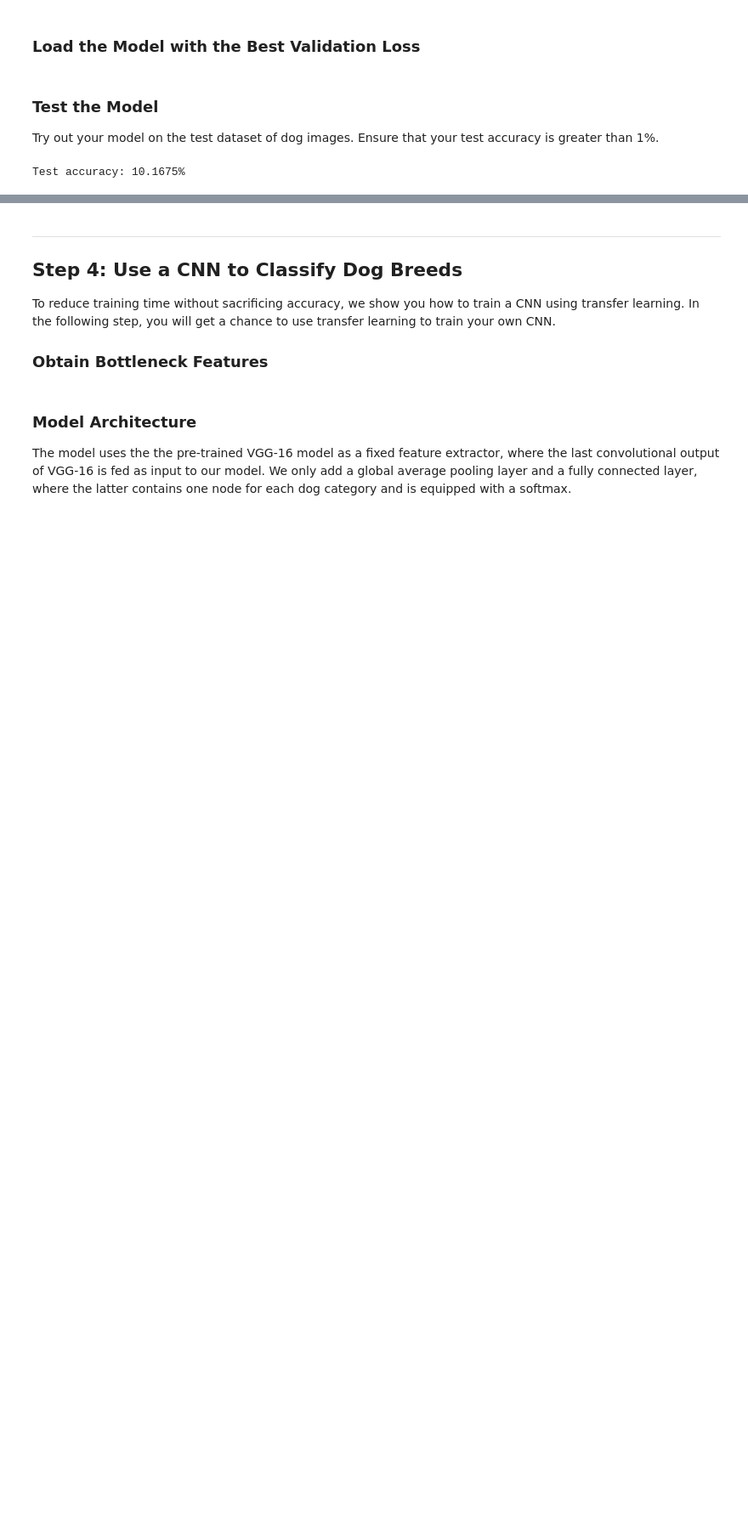
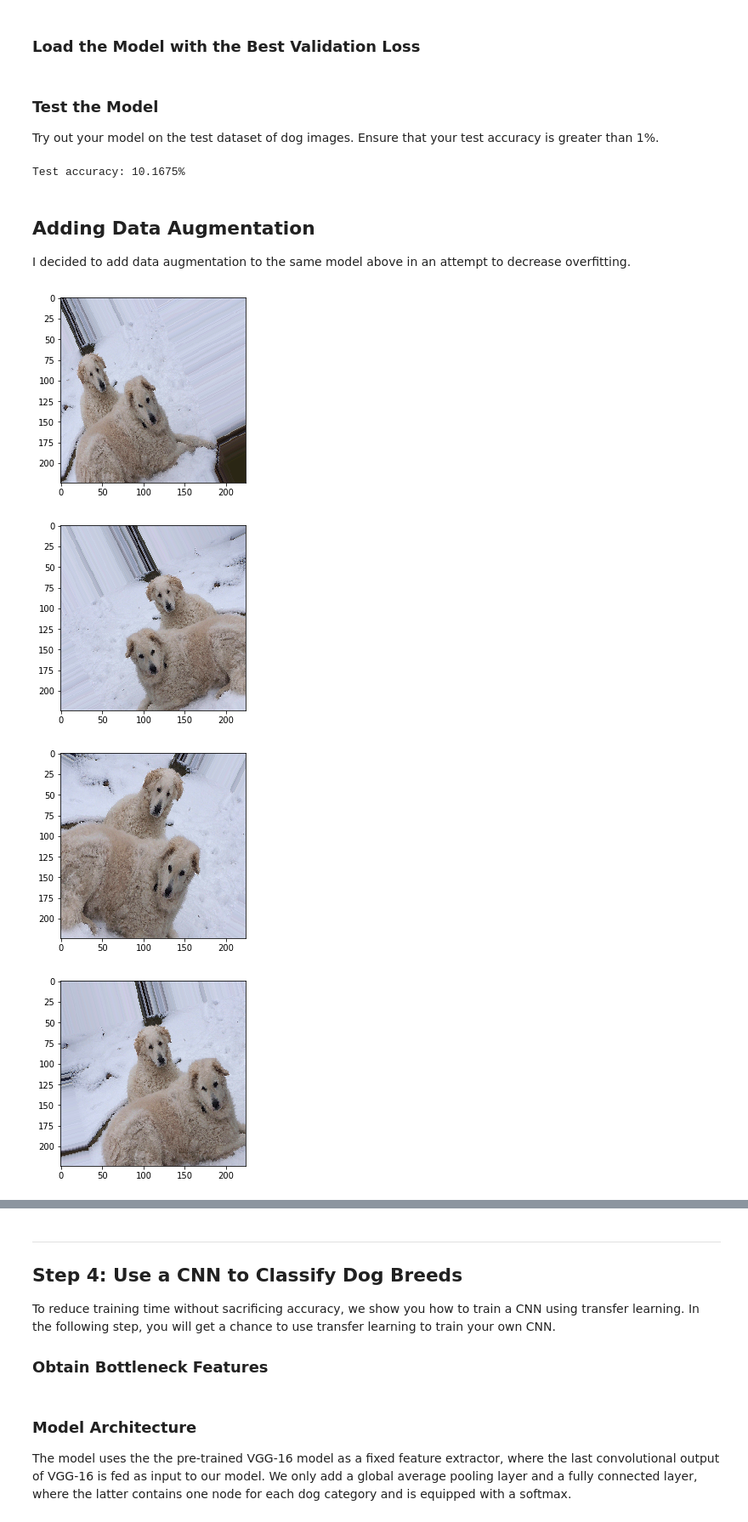
Before and after one commit to brendanmcgivern/dog-cnn, a Jupyter notebook: dog_app.ipynb, the cells around one changed output, grey strips where cells are left out. Shown: that part at 85% size. Cells and saved outputs as stored; diff of their text form; code cells hidden in the pictures; blank space fills up the shorter version.

Commit message:
added data augmentation section

```diff
--- a/dog_app.ipynb
+++ b/dog_app.ipynb
@@ -499,3 +499,40 @@ test_accuracy = 100*np.sum(np.array(dog_breed_predictions)==np.argmax(test_targe
 print('Test accuracy: %.4f%%' % test_accuracy)
 # %% [output]
 Test accuracy: 10.1675%
+# %% [markdown]
+## Adding Data Augmentation
+
+I decided to add data augmentation to the same model above in an attempt to decrease overfitting.
+# %%
+datagen = ImageDataGenerator(
+      rotation_range=40,
+      width_shift_range=0.2,
+      height_shift_range=0.2,
+      shear_range=0.2,
+      zoom_range=0.2,
+      horizontal_flip=True,
+      fill_mode='nearest')
+
+# Chooses a sample image to augment
+img = image.load_img(train_files[0], target_size=(224, 224))
+
+# Converts it to a Numpy array with shape (224, 224, 3)
+x = image.img_to_array(img)
+
+# Reshape to (1, 224, 224, 3)
+x = x.reshape((1,) + x.shape)
+
+# Generates batches of randomly transformed images
+i=0
+for batch in datagen.flow(x, batch_size=1):
+    plt.figure(i)
+    imgplot = plt.imshow(image.array_to_img(batch[0]))
+    i += 1
+    if i % 4 == 0:
+        break
+plt.show()
+# %% [output]
+[figure, added]
+[figure, added]
+[figure, added]
+[figure, added]
```
Also changed, not shown: parts of 5 cells of this notebook, 1 other file.
